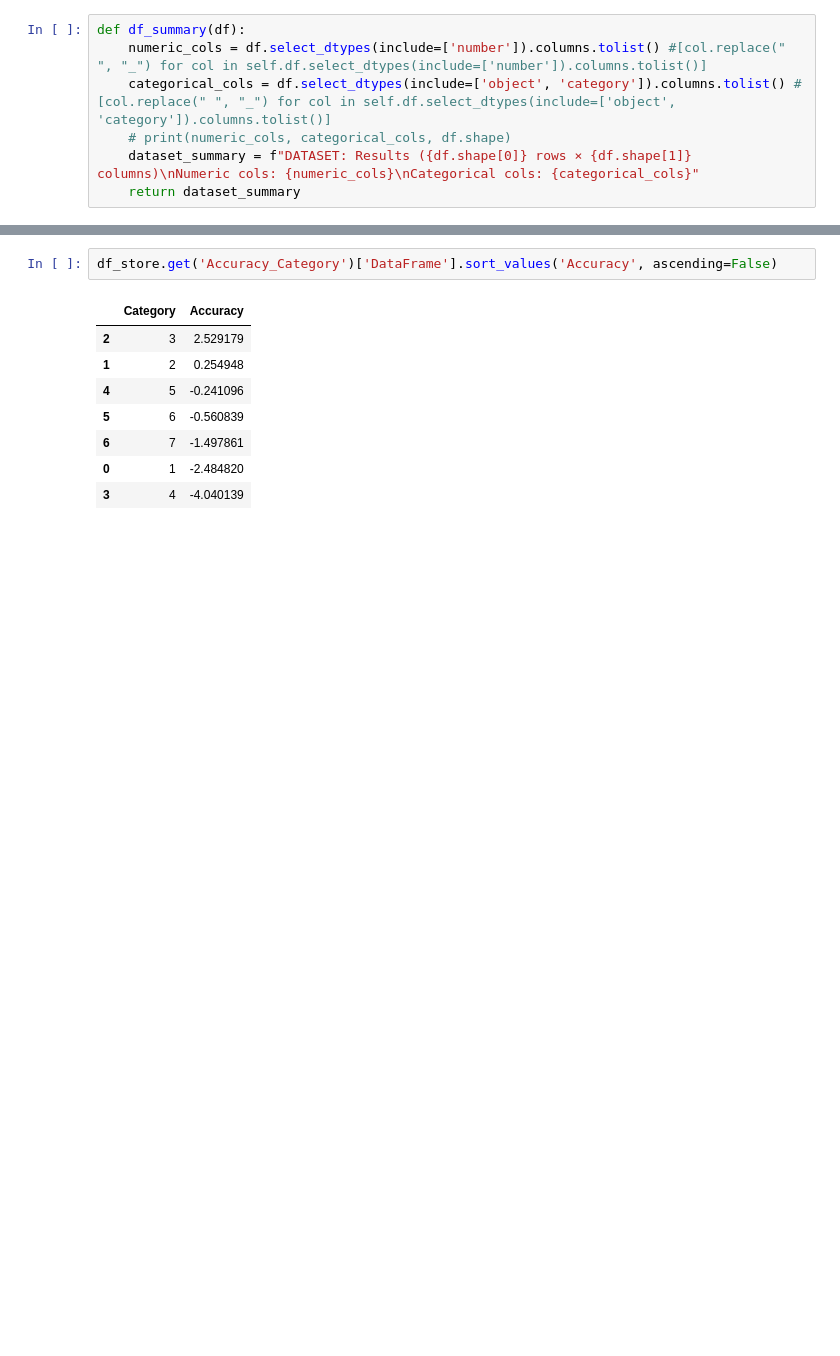
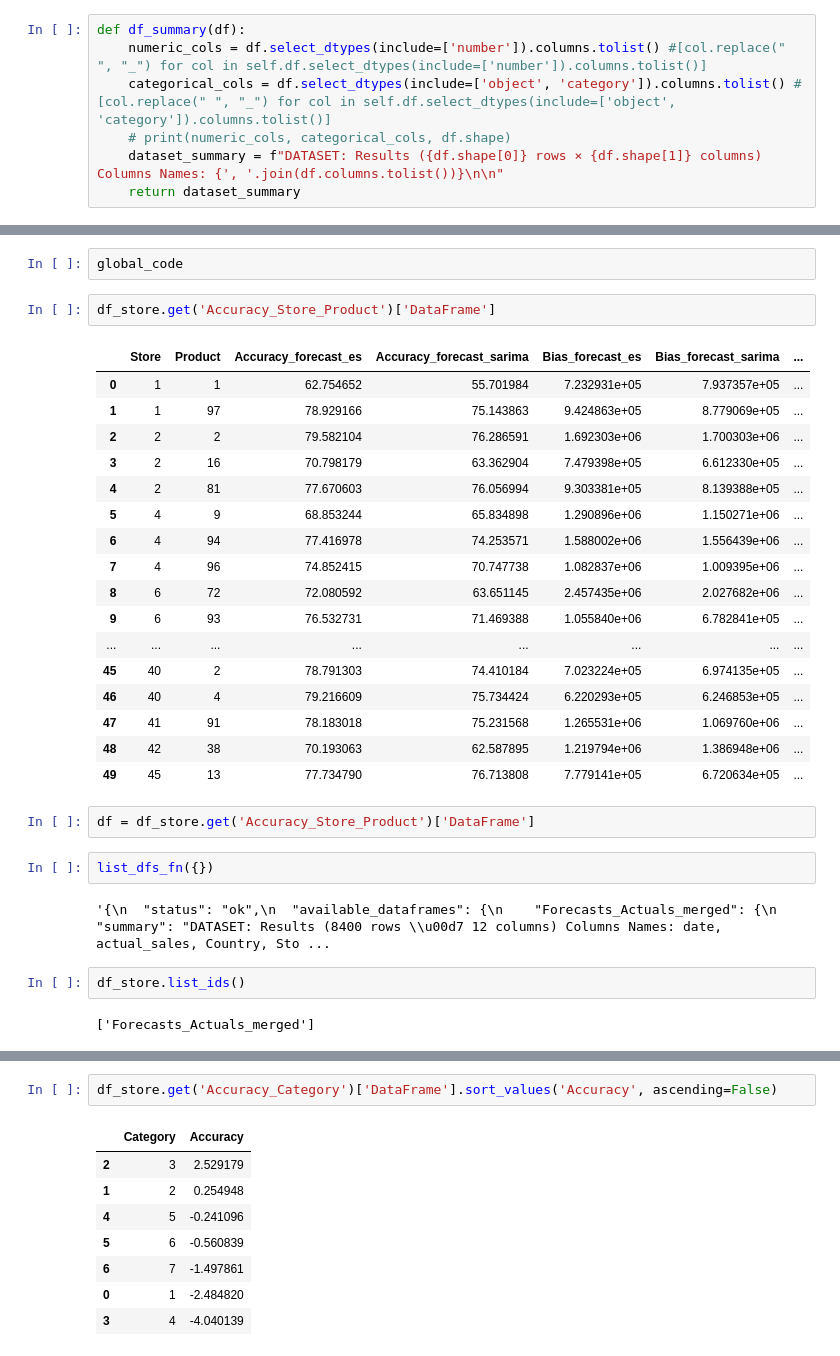
Before and after one commit to pdl-valiance/MLOps_Bot, a Jupyter notebook: test2.ipynb, the cells around one changed output, grey strips where cells are left out. Drawn from its saved outputs; the diff is of its cells as text; blank space fills up the shorter version.

```diff
--- a/test2.ipynb
+++ b/test2.ipynb
@@ -48,5 +28,5 @@ def df_summary(df):
     numeric_cols = df.select_dtypes(include=['number']).columns.tolist() #[col.replace(" ", "_") for col in self.df.select_dtypes(include=['number']).columns.tolist()]
     categorical_cols = df.select_dtypes(include=['object', 'category']).columns.tolist() #[col.replace(" ", "_") for col in self.df.select_dtypes(include=['object', 'category']).columns.tolist()]
     # print(numeric_cols, categorical_cols, df.shape)
-    dataset_summary = f"DATASET: Results ({df.shape[0]} rows × {df.shape[1]} columns)\nNumeric cols: {numeric_cols}\nCategorical cols: {categorical_cols}"
+    dataset_summary = f"DATASET: Results ({df.shape[0]} rows × {df.shape[1]} columns) Columns Names: {', '.join(df.columns.tolist())}\n\n"
     return dataset_summary
@@ -582,0 +1788,32 @@ Agent raw response: {'input': 'Find the Categories with highest Accuracy', 'outp
+# %%
+global_code
+# %%
+df_store.get('Accuracy_Store_Product')['DataFrame']
+# %% [output]
+|  | Store | Product | Accuracy_forecast_es | Accuracy_forecast_sarima | Bias_forecast_es | Bias_forecast_sarima | ... |
+| 0 | 1 | 1 | 62.754652 | 55.701984 | 7.232931e+05 | 7.937357e+05 | ... |
+| 1 | 1 | 97 | 78.929166 | 75.143863 | 9.424863e+05 | 8.779069e+05 | ... |
+| 2 | 2 | 2 | 79.582104 | 76.286591 | 1.692303e+06 | 1.700303e+06 | ... |
+| 3 | 2 | 16 | 70.798179 | 63.362904 | 7.479398e+05 | 6.612330e+05 | ... |
+| 4 | 2 | 81 | 77.670603 | 76.056994 | 9.303381e+05 | 8.139388e+05 | ... |
+| 5 | 4 | 9 | 68.853244 | 65.834898 | 1.290896e+06 | 1.150271e+06 | ... |
+| 6 | 4 | 94 | 77.416978 | 74.253571 | 1.588002e+06 | 1.556439e+06 | ... |
+| 7 | 4 | 96 | 74.852415 | 70.747738 | 1.082837e+06 | 1.009395e+06 | ... |
+| 8 | 6 | 72 | 72.080592 | 63.651145 | 2.457435e+06 | 2.027682e+06 | ... |
+| 9 | 6 | 93 | 76.532731 | 71.469388 | 1.055840e+06 | 6.782841e+05 | ... |
+| ... | ... | ... | ... | ... | ... | ... | ... |
+| 45 | 40 | 2 | 78.791303 | 74.410184 | 7.023224e+05 | 6.974135e+05 | ... |
+| 46 | 40 | 4 | 79.216609 | 75.734424 | 6.220293e+05 | 6.246853e+05 | ... |
+| 47 | 41 | 91 | 78.183018 | 75.231568 | 1.265531e+06 | 1.069760e+06 | ... |
+| 48 | 42 | 38 | 70.193063 | 62.587895 | 1.219794e+06 | 1.386948e+06 | ... |
+| 49 | 45 | 13 | 77.734790 | 76.713808 | 7.779141e+05 | 6.720634e+05 | ... |
+# %%
+df = df_store.get('Accuracy_Store_Product')['DataFrame']
+# %%
+list_dfs_fn({})
+# %% [output]
+'{\n  "status": "ok",\n  "available_dataframes": {\n    "Forecasts_Actuals_merged": {\n      "summary": "DATASET: Results (8400 rows \\u00d7 12 columns) Columns Names: date, actual_sales, Country, Sto ...
+# %%
+df_store.list_ids()
+# %% [output]
+['Forecasts_Actuals_merged']
```
Also changed, not shown: parts of 37 cells of this notebook.
